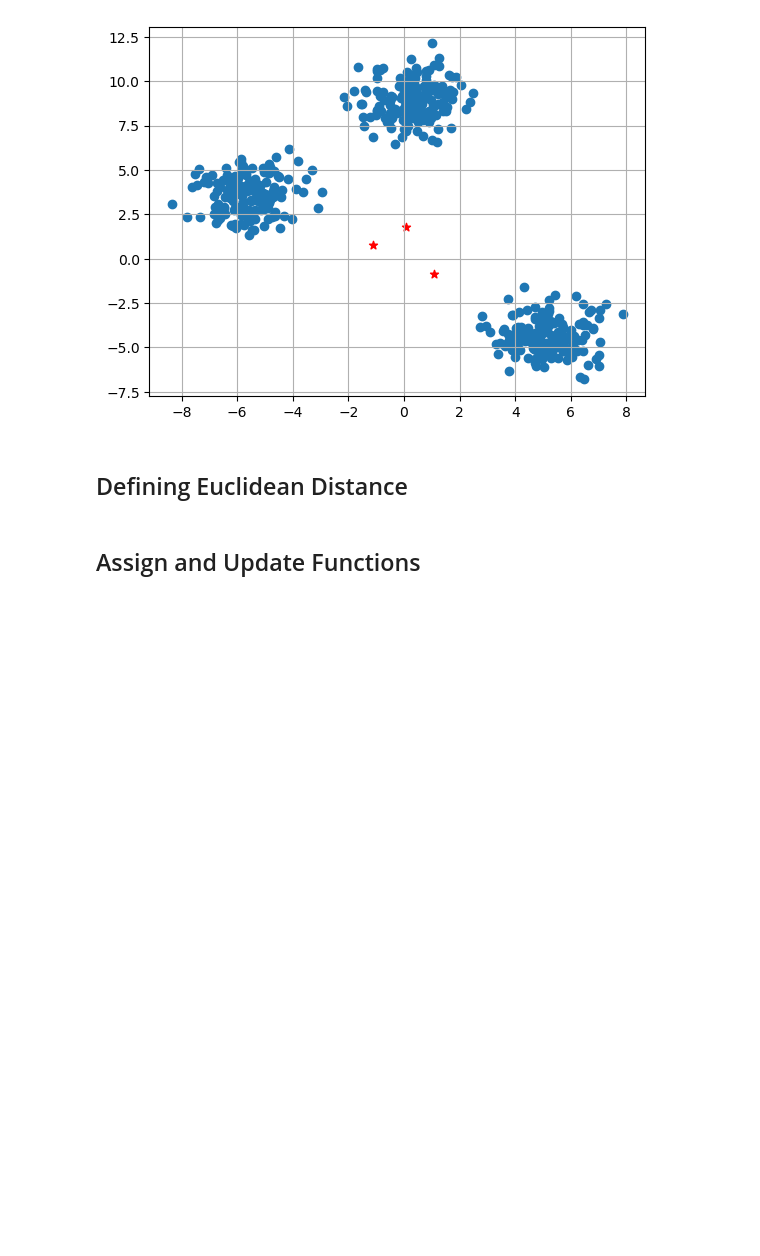
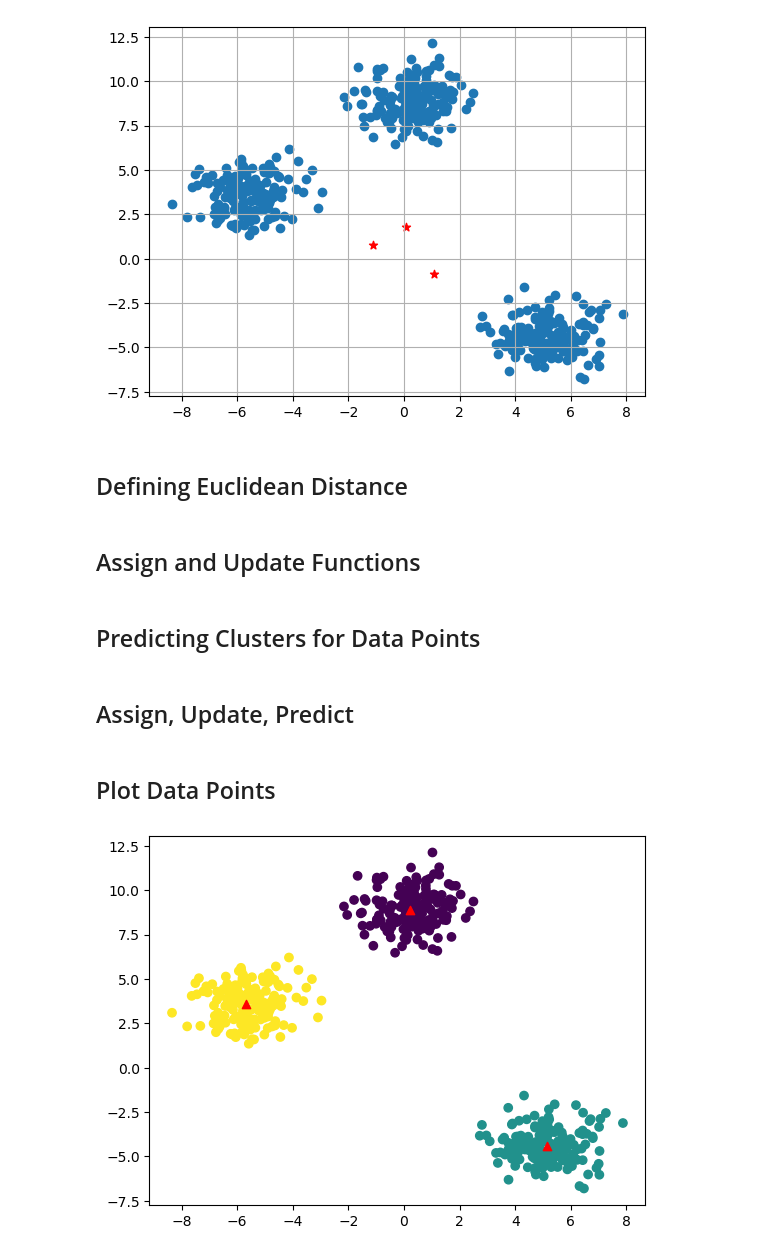
Before and after one commit to hsharma-25/LearningML, a Jupyter notebook: Notebooks/KMeansClustering.ipynb, the cells around one changed output. Saved outputs shown, nothing was run; the diff lists cells and outputs as text; code cells hidden in the pictures; blank space fills up the shorter version.

Commit message:
updated KMeansClustering

```diff
--- a/Notebooks/KMeansClustering.ipynb
+++ b/Notebooks/KMeansClustering.ipynb
@@ -74,3 +74,30 @@ def update_clusters(X, clusters):
             clusters[i]['center'] = new_center
             clusters[i]['points'] = []
     return clusters
+# %% [markdown]
+## Predicting Clusters for Data Points
+# %%
+def pred_cluster(X, clusters):
+    pred = []
+    for i in range(X.shape[0]):
+        dist = []
+        for j in range(k):
+            dist.append(distance(X[i], clusters[j]['center']))
+        pred.append(np.argmin(dist))
+    return pred
+# %% [markdown]
+## Assign, Update, Predict
+# %%
+clusters = assign_clusters(X,clusters)
+clusters = update_clusters(X,clusters)
+pred = pred_cluster(X,clusters)
+# %% [markdown]
+## Plot Data Points
+# %%
+plt.scatter(X[:,0],X[:,1],c = pred)
+for i in clusters:
+    center = clusters[i]['center']
+    plt.scatter(center[0],center[1],marker = '^',c = 'red')
+plt.show()
+# %% [output]
+[figure, added]
```
